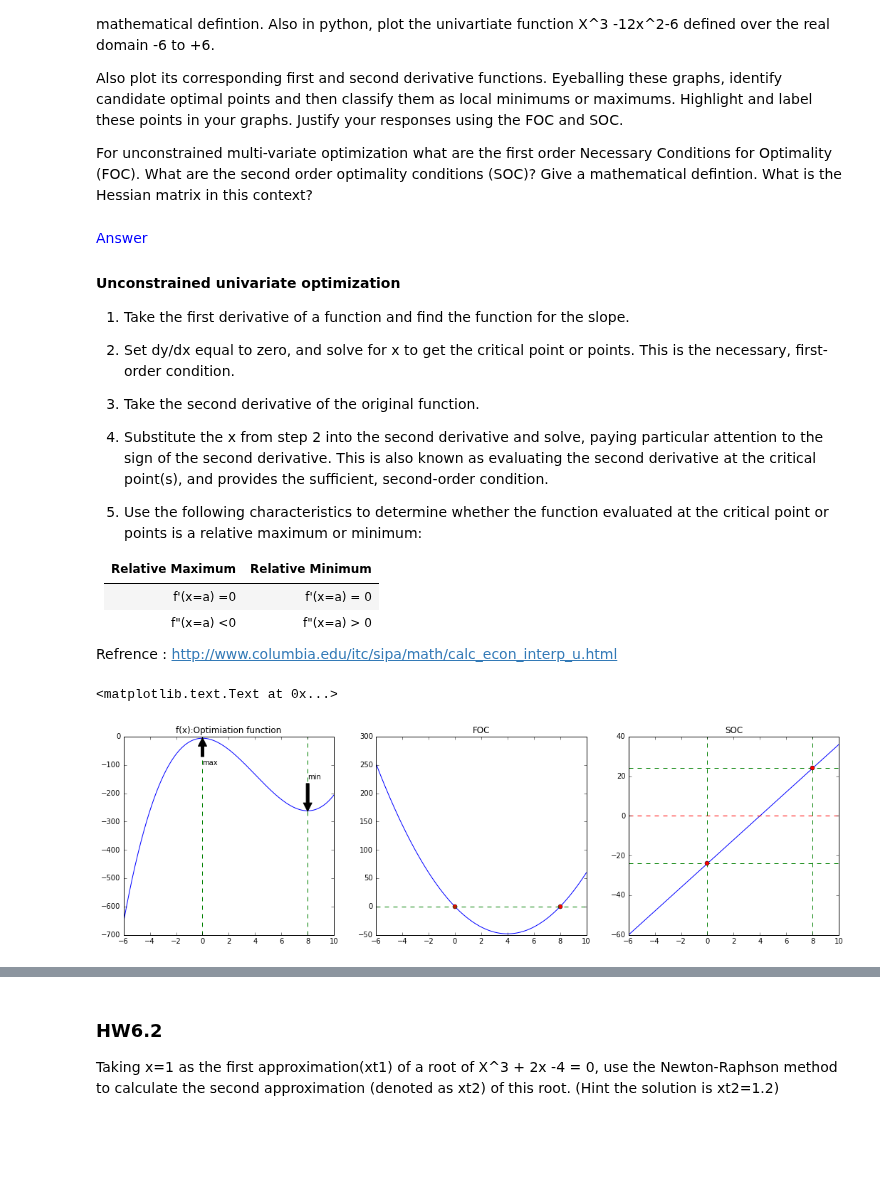
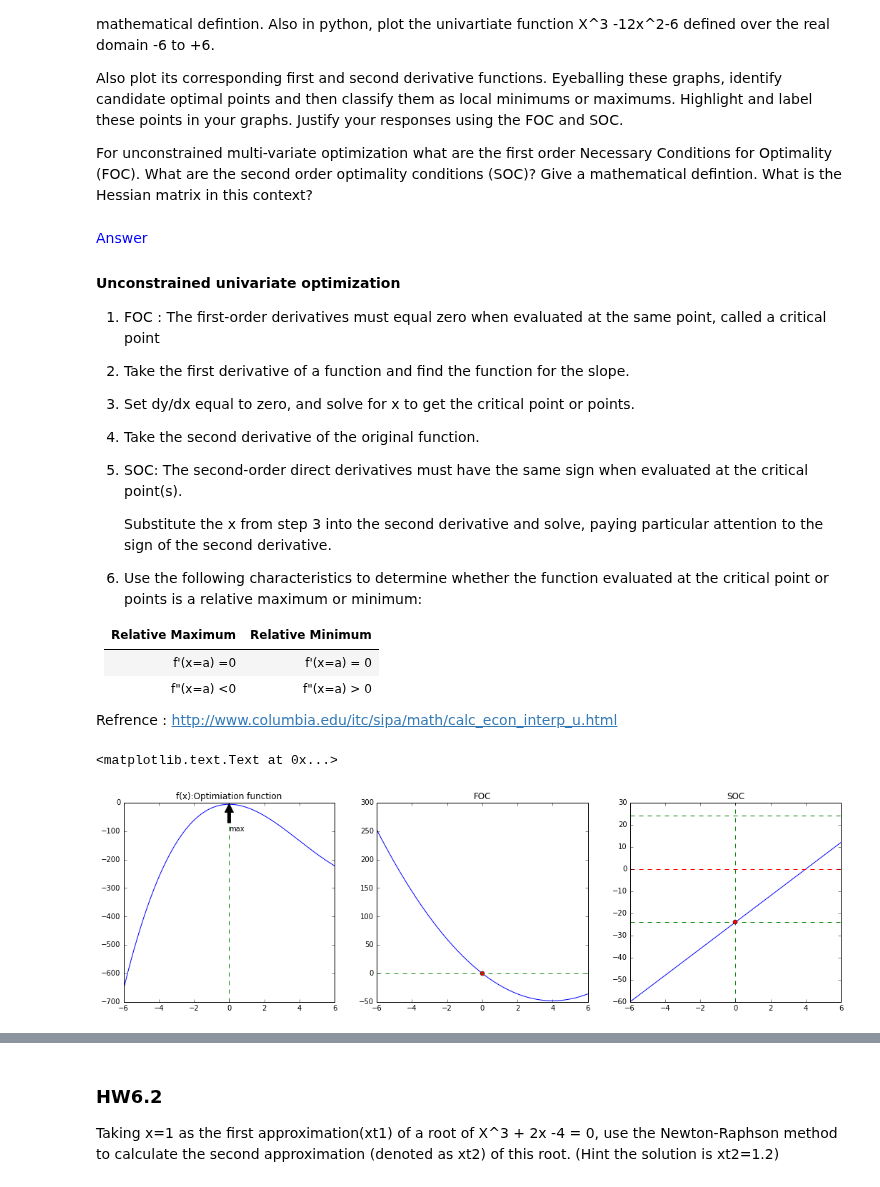
Before and after one commit to hchandaria/UCB_MIDS_W261, a Jupyter notebook: hw6/MIDS-W261-2016-HWK-Assignment6-Chandaria.ipynb, the cells around one changed output, grey strips where cells are left out. Cells and saved outputs as stored; diff of their text form; code cells hidden in the pictures; blank space fills up the shorter version.

```diff
--- a/hw6/MIDS-W261-2016-HWK-Assignment6-Chandaria.ipynb
+++ b/hw6/MIDS-W261-2016-HWK-Assignment6-Chandaria.ipynb
@@ -36,15 +36,19 @@ For unconstrained multi-variate optimization what are the first order  Necessary
 
 #### Unconstrained univariate optimization
 
-1.  Take the first derivative of a function and find the function for the slope.
+1.  FOC : The first-order derivatives must equal zero when evaluated at the same point, called a critical point
 
-2.  Set dy/dx equal to zero, and solve for x to get the critical point or points. This is the necessary, first-order condition.
+2. Take the first derivative of a function and find the function for the slope.
 
-3.  Take the second derivative of the original function.
+3. Set dy/dx equal to zero, and solve for x to get the critical point or points.
 
-4.  Substitute the x from step 2 into the second derivative and solve, paying particular attention to the sign of the second derivative. This is also known as evaluating the second derivative at the critical point(s), and provides the sufficient, second-order condition.
+4.  Take the second derivative of the original function.
 
-5.  Use the following characteristics to determine whether the function evaluated at the critical point or points is a relative maximum or minimum:
+5. SOC: The second-order direct derivatives must have the same sign when evaluated at the critical point(s).
+
+    Substitute the x from step 3 into the second derivative and solve, paying particular attention to the sign of the second derivative.
+
+6.  Use the following characteristics to determine whether the function evaluated at the critical point or points is a relative maximum or minimum:
 
 | Relative Maximum            | Relative Minimum            |
 |-----------------------------|-----------------------------|
@@ -66,46 +70,41 @@ expr = x**3-12*(x**2)-6
 plt.figure(figsize=(18,5))
 
 plt.subplot(131)
-xvals = np.arange(-6, 10, 0.01)
+xvals = np.arange(-6, 6, 0.01)
 yvals = (xvals**3)-(12*(xvals**2))-6
 plt.plot(xvals, yvals)
 plt.annotate('max', xy=(0, 0), xytext=(0, -100),
             arrowprops=dict(facecolor='black', shrink=0.05),
             )
-plt.annotate('min', xy=(8,-270 ), xytext=(8, -150),
-            arrowprops=dict(facecolor='black', shrink=0.05),
-            )
 plt.axvline(x=0,color='green',linestyle='dashed')
-plt.axvline(x=8,color='green',linestyle='dashed')
 plt.title('f(x):Optimiation function')
 
 
 
 expr = 3*x**2 - 24*x
 # display(expr)
 plt.subplot(132)
-markerson =[0,8]
+markerson =[0]
 yvals = (3*xvals**2)-(24*xvals)
 plt.plot(xvals, yvals)
-plt.plot([0,8], [0,0], 'ro')
+plt.plot([0], [0], 'ro')
 plt.axhline(y=0,color='green',linestyle='dashed')
 plt.title('FOC')
 
 
 expr = 6*x - 24
 # display(expr)
 plt.subplot(133)
 yvals = (6*xvals)-(24)
 plt.plot(xvals, yvals)
 plt.axhline(y=-24,color='green',linestyle='dashed')
 plt.axhline(y=24,color='green',linestyle='dashed')
 plt.axhline(y=0,color='red',linestyle='dashed')
 plt.axvline(x=0,color='green',linestyle='dashed')
-plt.axvline(x=8,color='green',linestyle='dashed')
-plt.plot([0,8], [-24,24], 'ro')
+plt.plot([0], [-24], 'ro')
 plt.title('SOC')
 
 #used http://matplotlib.org/api/pyplot_api.html#matplotlib.pyplot.axvline
 # %% [output]
 <matplotlib.text.Text at 0x...>
-[figure, old version]
+[figure, new version]
```
Also changed, not shown: parts of 3 cells of this notebook.
